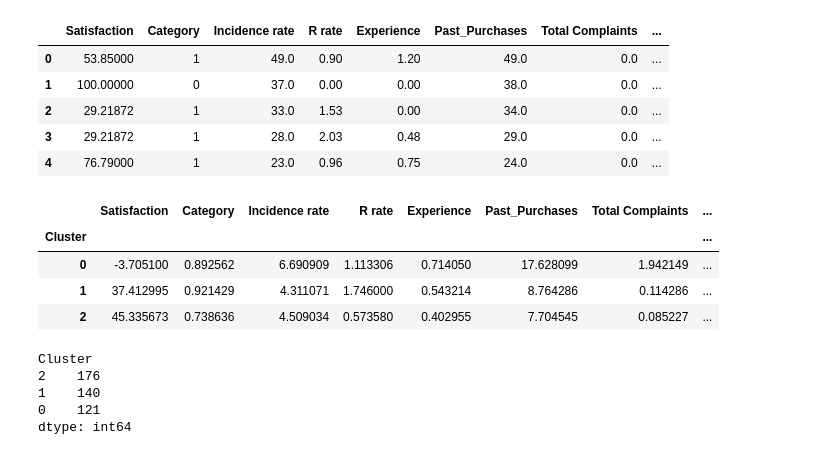
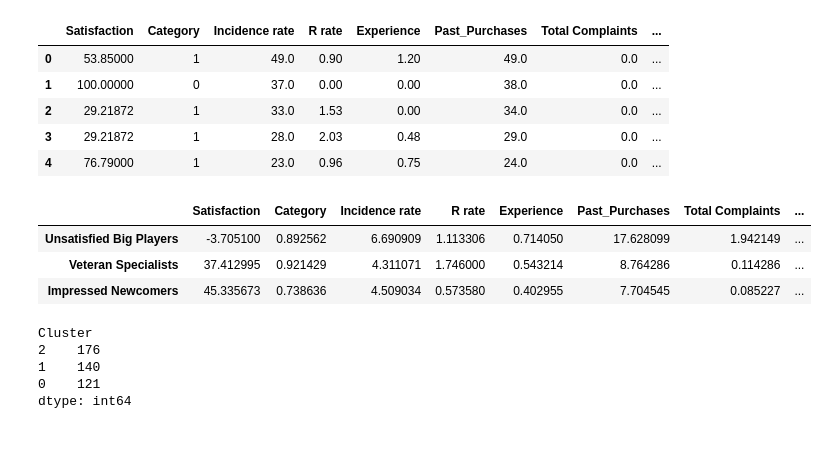
Before and after one commit to KBrandt57/COGS_118B_Project, a Jupyter notebook: eda_notebook.ipynb, the cells around one changed output. Saved outputs shown, nothing was run; the diff lists cells and outputs as text; code cells hidden in the pictures.

```diff
--- a/eda_notebook.ipynb
+++ b/eda_notebook.ipynb
@@ -962,13 +938,14 @@ cluster_df.head()
 | 3 | 29.21872 | 1 | 28.0 | 2.03 | 0.48 | 29.0 | 0.0 | ... |
 | 4 | 76.79000 | 1 | 23.0 | 0.96 | 0.75 | 24.0 | 0.0 | ... |
 # %%
-cluster_df.groupby('Cluster').mean()
+mean_df = cluster_df.groupby('Cluster').mean()
+mean_df.index = ["Unsatisfied Big Players", "Veteran Specialists", "Impressed Newcomers"]
+mean_df
 # %% [output]
 |  | Satisfaction | Category | Incidence rate | R rate | Experience | Past_Purchases | Total Complaints | ... |
-| Cluster |  |  |  |  |  |  |  | ... |
-| 0 | -3.705100 | 0.892562 | 6.690909 | 1.113306 | 0.714050 | 17.628099 | 1.942149 | ... |
-| 1 | 37.412995 | 0.921429 | 4.311071 | 1.746000 | 0.543214 | 8.764286 | 0.114286 | ... |
-| 2 | 45.335673 | 0.738636 | 4.509034 | 0.573580 | 0.402955 | 7.704545 | 0.085227 | ... |
+| Unsatisfied Big Players | -3.705100 | 0.892562 | 6.690909 | 1.113306 | 0.714050 | 17.628099 | 1.942149 | ... |
+| Veteran Specialists | 37.412995 | 0.921429 | 4.311071 | 1.746000 | 0.543214 | 8.764286 | 0.114286 | ... |
+| Impressed Newcomers | 45.335673 | 0.738636 | 4.509034 | 0.573580 | 0.402955 | 7.704545 | 0.085227 | ... |
 # %%
 cluster_df.value_counts('Cluster')
 # %% [output]
```
Also changed, not shown: parts of 17 cells of this notebook, 6 other files.
